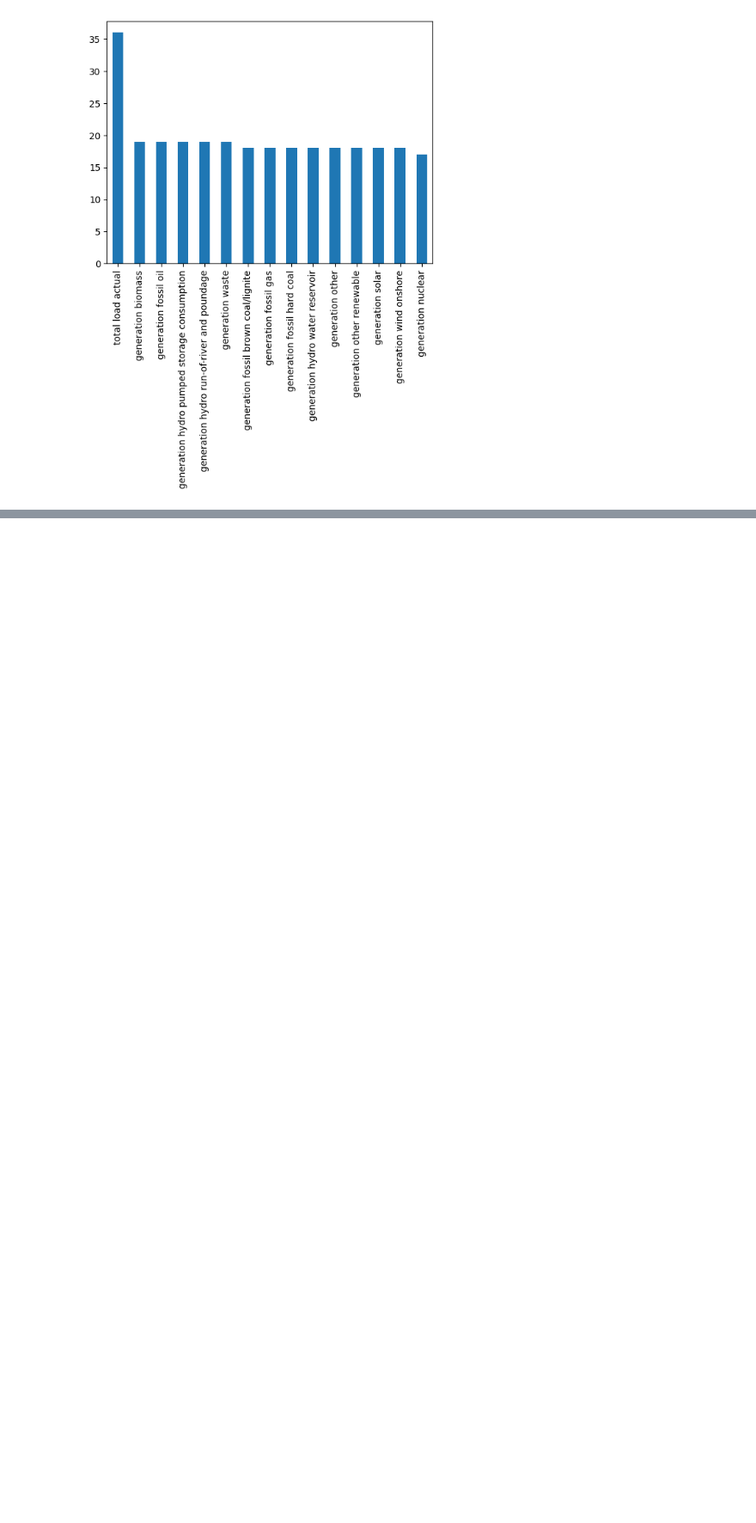
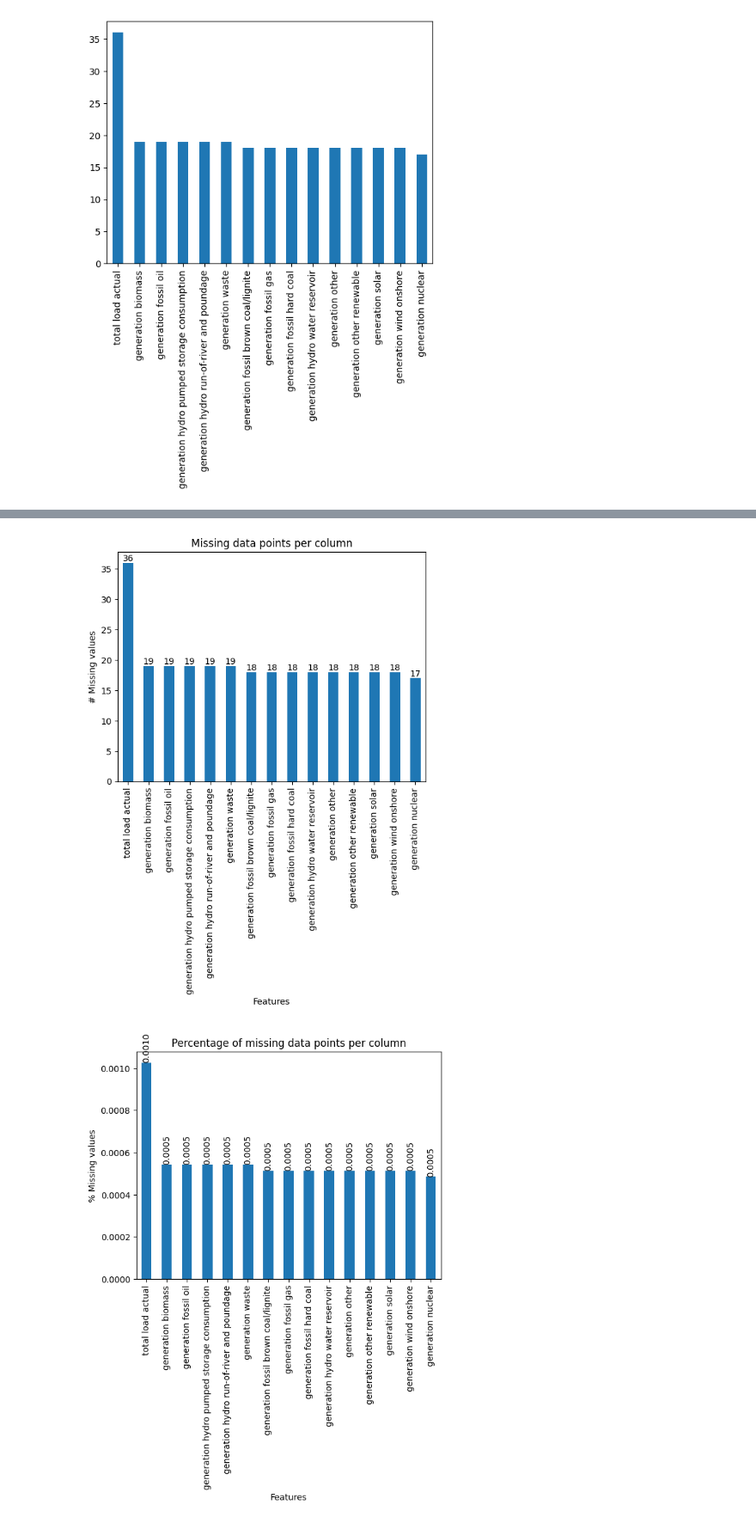
Before and after one commit to MiguelLoureiro98/EnergyForecasting, a Jupyter notebook: src/notebooks/hourly_forecasting/data_visualisation.ipynb, the cells around one changed output, grey strips where cells are left out. Shown: that part at 86% size. Cells and saved outputs as stored; diff of their text form; code cells hidden in the pictures; blank space fills up the shorter version.

Commit message:
Corrected % missing data plot.

```diff
--- a/src/notebooks/hourly_forecasting/data_visualisation.ipynb
+++ b/src/notebooks/hourly_forecasting/data_visualisation.ipynb
@@ -40,0 +56,5 @@ missing_data.loc[missing_data > 0].sort_values(ascending=False).plot(kind="bar",
+# %%
+missing_data_report(data)
+# %% [output]
+[figure, added]
+[figure, added]
```
Also changed, not shown: parts of 1 cell of this notebook, 1 other file.
